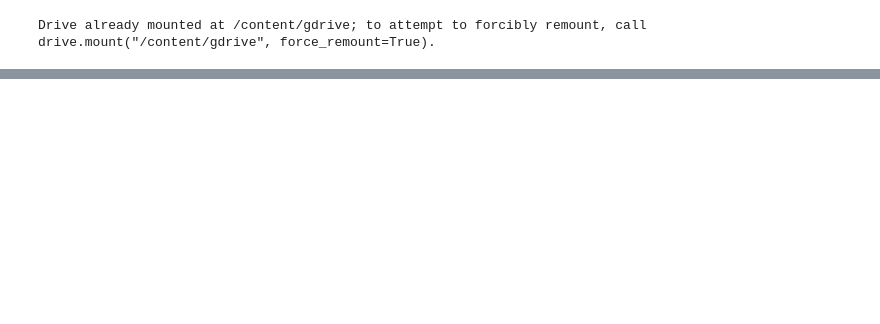
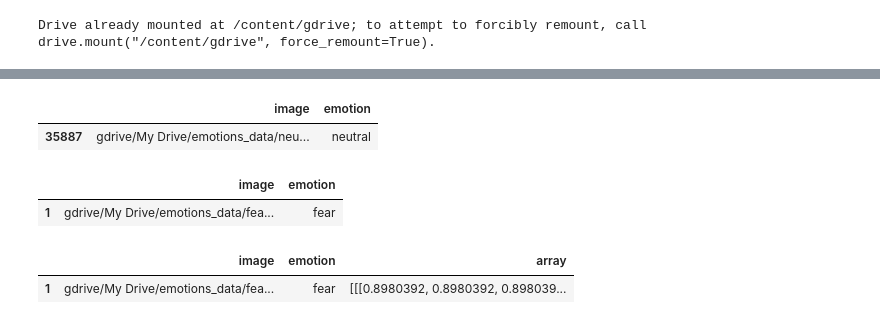
Before and after one commit to brandonanhorn/projects, a Jupyter notebook: opencv_emotions/getting_pictures_into_df.ipynb, the cells around one changed output, grey strips where cells are left out. Saved outputs shown, nothing was run; the diff lists cells and outputs as text; code cells hidden in the pictures; blank space fills up the shorter version.

Commit message:
updated with finished data frame - w full arrays

```diff
--- a/opencv_emotions/getting_pictures_into_df.ipynb
+++ b/opencv_emotions/getting_pictures_into_df.ipynb
@@ -78,0 +93,26 @@ df.head(1)
+# %%
+df.tail(1)
+# %% [output]
+|  | image | emotion |
+| 35887 | gdrive/My Drive/emotions_data/neu... | neutral |
+# %%
+df = df.drop(df.index[0])
+# %%
+df.head(1)
+# %% [output]
+|  | image | emotion |
+| 1 | gdrive/My Drive/emotions_data/fea... | fear |
+# %%
+df_images = []
+for i in tqdm(df["image"]):
+    img = image.load_img(i, target_size=(64,64,1), grayscale=False)
+    img = image.img_to_array(img)
+    img = img/255
+    df_images.append(img)
+# %%
+df["array"] = df_images
+# %%
+df.head(1)
+# %% [output]
+|  | image | emotion | array |
+| 1 | gdrive/My Drive/emotions_data/fea... | fear | [[[0.8980392, 0.8980392, 0.898039... |
```
Also changed, not shown: parts of 8 cells of this notebook.
